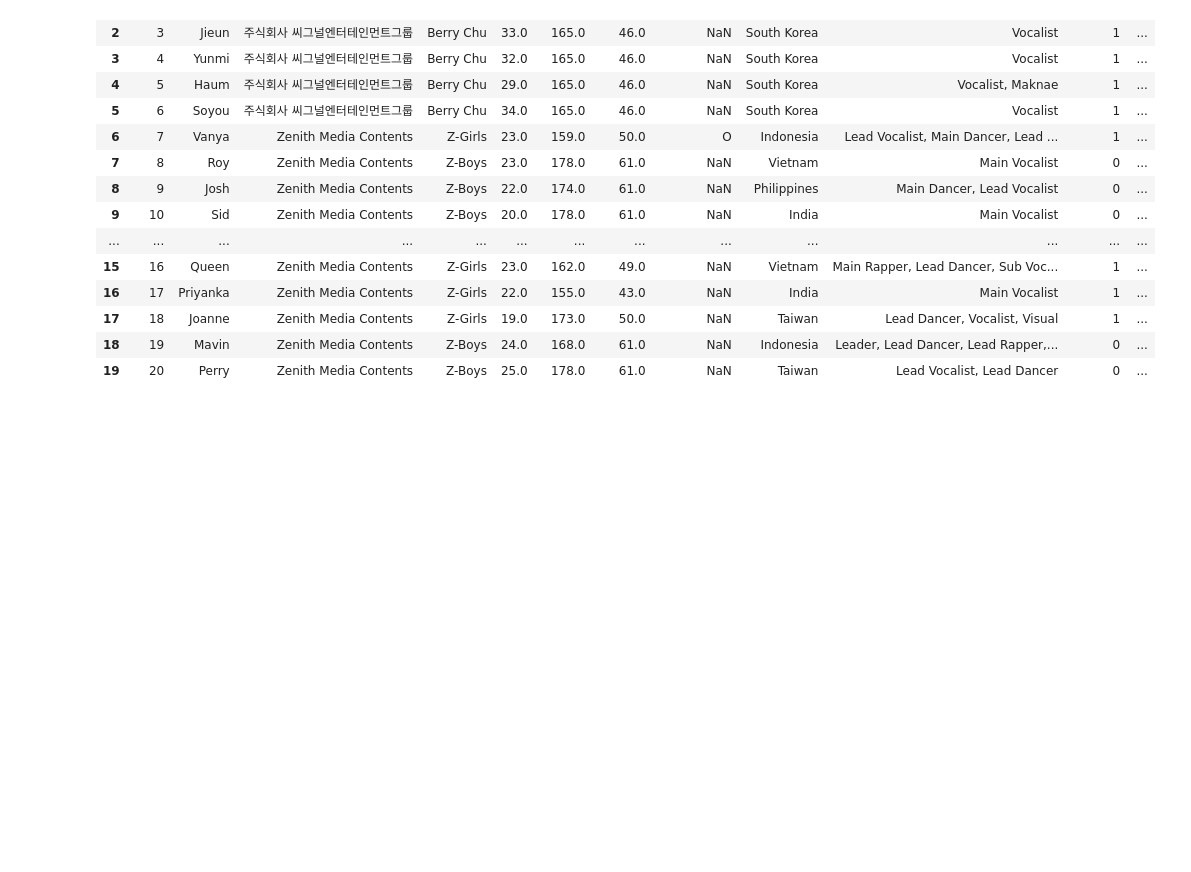
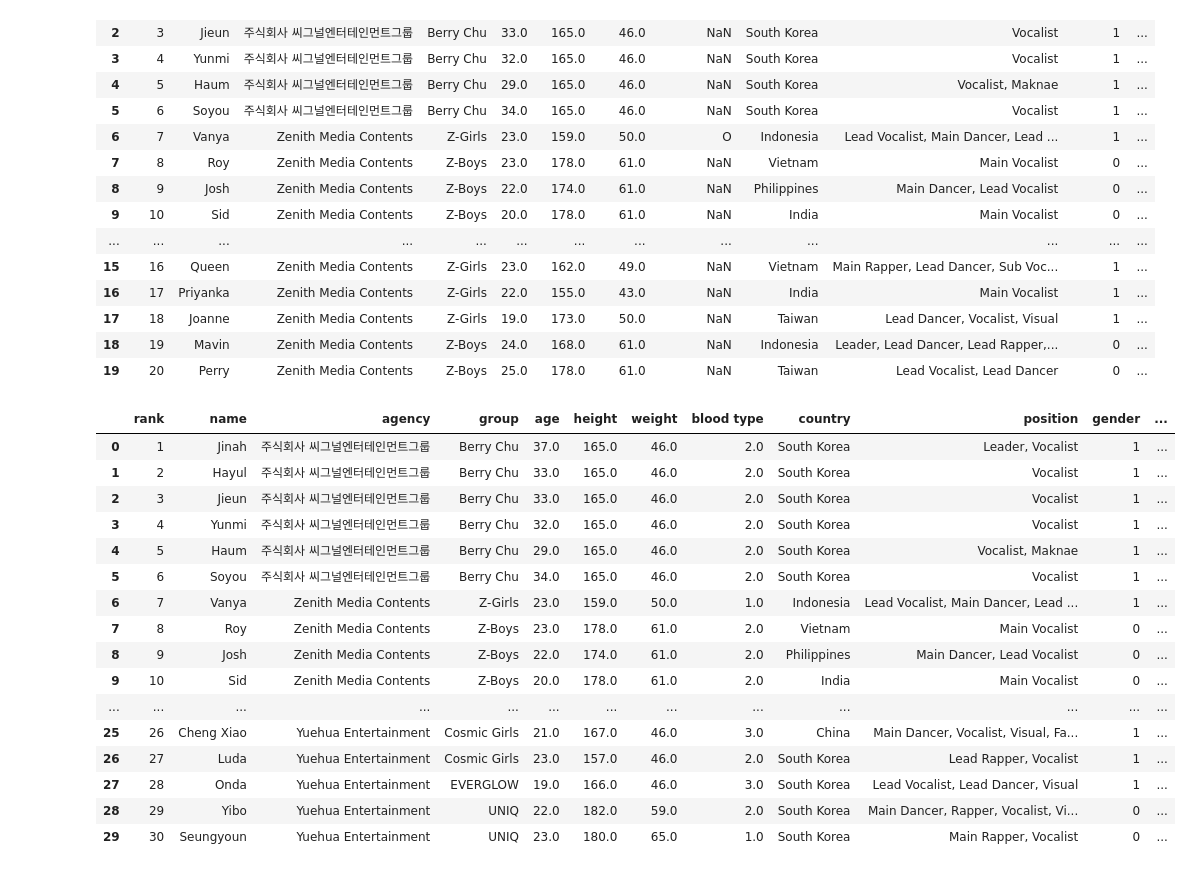
Before and after one commit to KamilaSadykova/Predicting-the-popularity-of-the-future-k-pop-idol, a Jupyter notebook: Project.ipynb, the cells around one changed output. Drawn from its saved outputs; the diff is of its cells as text; code cells hidden in the pictures; blank space fills up the shorter version.

Commit message:
Update Project.ipynb
Position

```diff
--- a/Project.ipynb
+++ b/Project.ipynb
@@ -235,3 +235,23 @@ data.head(20)
 bloodtype_map = {"O": 1, "A": 2, "B": 3, "AB": 4}
 data['blood type']= data['blood type'].map(bloodtype_map)
 data['blood type'].fillna(data.groupby("gender")['blood type'].transform("median"), inplace=True)
+# %%
+data.head(30)
+# %% [output]
+|  | rank | name | agency | group | age | height | weight | blood type | country | position | gender | ... |
+| 0 | 1 | Jinah | 주식회사 씨그널엔터테인먼트그룹 | Berry Chu | 37.0 | 165.0 | 46.0 | 2.0 | South Korea | Leader, Vocalist | 1 | ... |
+| 1 | 2 | Hayul | 주식회사 씨그널엔터테인먼트그룹 | Berry Chu | 33.0 | 165.0 | 46.0 | 2.0 | South Korea | Vocalist | 1 | ... |
+| 2 | 3 | Jieun | 주식회사 씨그널엔터테인먼트그룹 | Berry Chu | 33.0 | 165.0 | 46.0 | 2.0 | South Korea | Vocalist | 1 | ... |
+| 3 | 4 | Yunmi | 주식회사 씨그널엔터테인먼트그룹 | Berry Chu | 32.0 | 165.0 | 46.0 | 2.0 | South Korea | Vocalist | 1 | ... |
+| 4 | 5 | Haum | 주식회사 씨그널엔터테인먼트그룹 | Berry Chu | 29.0 | 165.0 | 46.0 | 2.0 | South Korea | Vocalist, Maknae | 1 | ... |
+| 5 | 6 | Soyou | 주식회사 씨그널엔터테인먼트그룹 | Berry Chu | 34.0 | 165.0 | 46.0 | 2.0 | South Korea | Vocalist | 1 | ... |
+| 6 | 7 | Vanya | Zenith Media Contents | Z-Girls | 23.0 | 159.0 | 50.0 | 1.0 | Indonesia | Lead Vocalist, Main Dancer, Lead ... | 1 | ... |
+| 7 | 8 | Roy | Zenith Media Contents | Z-Boys | 23.0 | 178.0 | 61.0 | 2.0 | Vietnam | Main Vocalist | 0 | ... |
+| 8 | 9 | Josh | Zenith Media Contents | Z-Boys | 22.0 | 174.0 | 61.0 | 2.0 | Philippines | Main Dancer, Lead Vocalist | 0 | ... |
+| 9 | 10 | Sid | Zenith Media Contents | Z-Boys | 20.0 | 178.0 | 61.0 | 2.0 | India | Main Vocalist | 0 | ... |
+| ... | ... | ... | ... | ... | ... | ... | ... | ... | ... | ... | ... | ... |
+| 25 | 26 | Cheng Xiao | Yuehua Entertainment | Cosmic Girls | 21.0 | 167.0 | 46.0 | 3.0 | China | Main Dancer, Vocalist, Visual, Fa... | 1 | ... |
+| 26 | 27 | Luda | Yuehua Entertainment | Cosmic Girls | 23.0 | 157.0 | 46.0 | 2.0 | South Korea | Lead Rapper, Vocalist | 1 | ... |
+| 27 | 28 | Onda | Yuehua Entertainment | EVERGLOW | 19.0 | 166.0 | 46.0 | 3.0 | South Korea | Lead Vocalist, Lead Dancer, Visual | 1 | ... |
+| 28 | 29 | Yibo | Yuehua Entertainment | UNIQ | 22.0 | 182.0 | 59.0 | 2.0 | South Korea | Main Dancer, Rapper, Vocalist, Vi... | 0 | ... |
+| 29 | 30 | Seungyoun | Yuehua Entertainment | UNIQ | 23.0 | 180.0 | 65.0 | 1.0 | South Korea | Main Rapper, Vocalist | 0 | ... |
```
Also changed, not shown: parts of 4 cells of this notebook.
